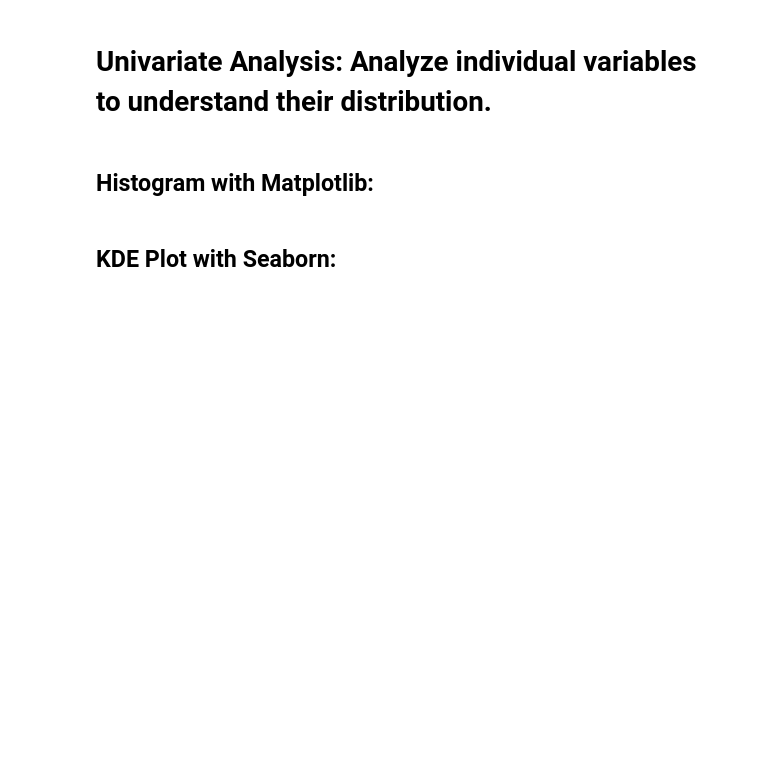
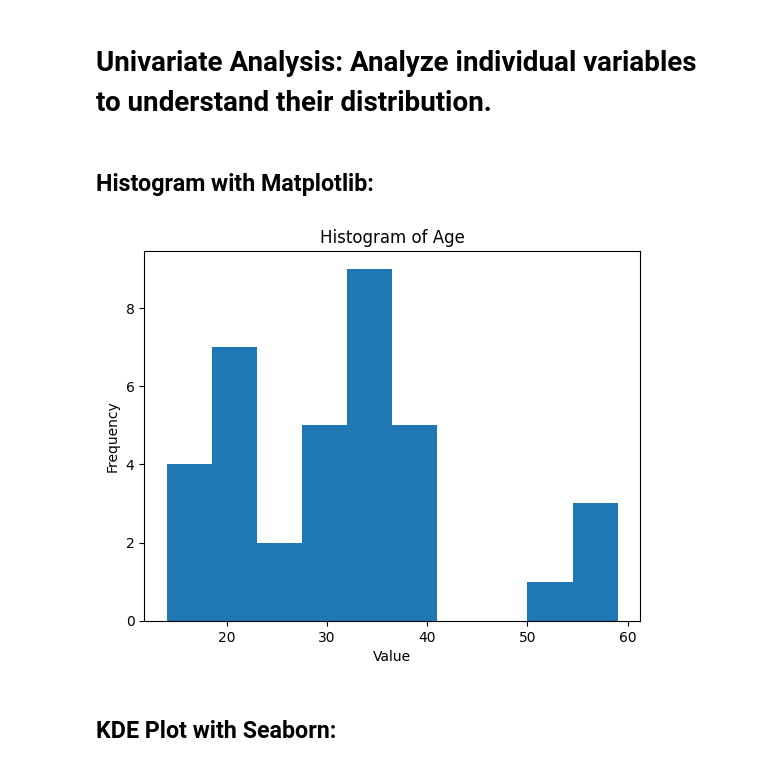
Before and after one commit to Abhishek-Janjal/Data-hub, a Jupyter notebook: content/visualization.ipynb, the cells around one changed output. Drawn from its saved outputs; the diff is of its cells as text; code cells hidden in the pictures; blank space fills up the shorter version.

```diff
--- a/content/visualization.ipynb
+++ b/content/visualization.ipynb
@@ -5,4 +5,5 @@
 # Data Preparation: Load and clean your dataset using pandas.
 # %%
 import pandas as pd
-data = pd.read_csv('your_dataset.csv')
+data = pd.read_csv('https://raw.githubusercontent.com/Abduttayyeb/Visual-Data-Analysis/master/Graph_Data.csv')
+data.head(3)
@@ -12,11 +18,13 @@ data = pd.read_csv('your_dataset.csv')
 ## Histogram with Matplotlib:
 # %%
 import matplotlib.pyplot as plt
-plt.hist(data['column_name'], bins=30)
+plt.hist(data['Age'], bins=10)
 plt.xlabel('Value')
 plt.ylabel('Frequency')
-plt.title('Histogram of Column Name')
+plt.title('Histogram of Age')
 plt.show()
+# %% [output]
+[figure, added]
 # %% [markdown]
 ## KDE Plot with Seaborn:
 # %%
```
Also changed, not shown: parts of 17 cells of this notebook, 16 other files.
